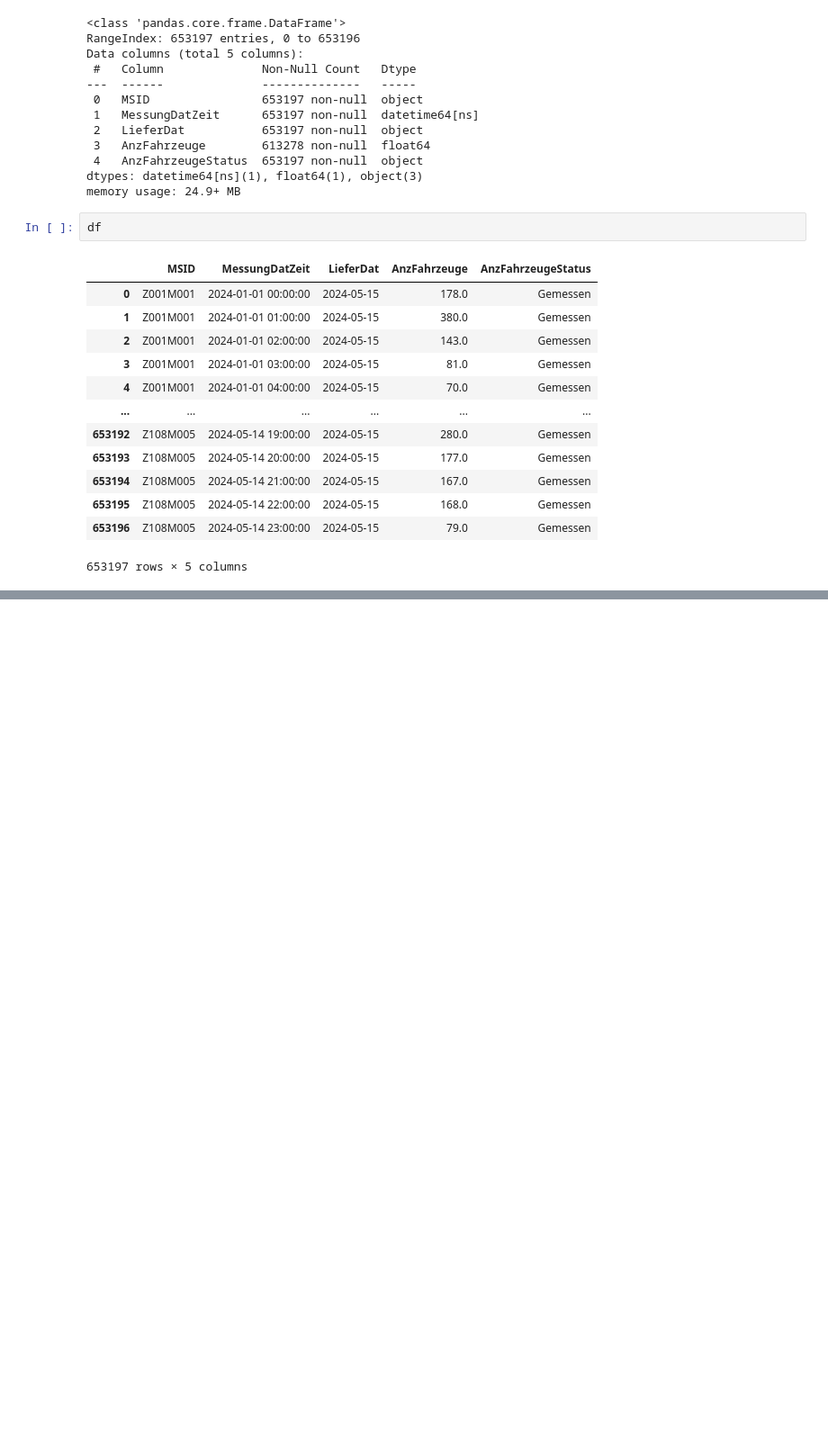
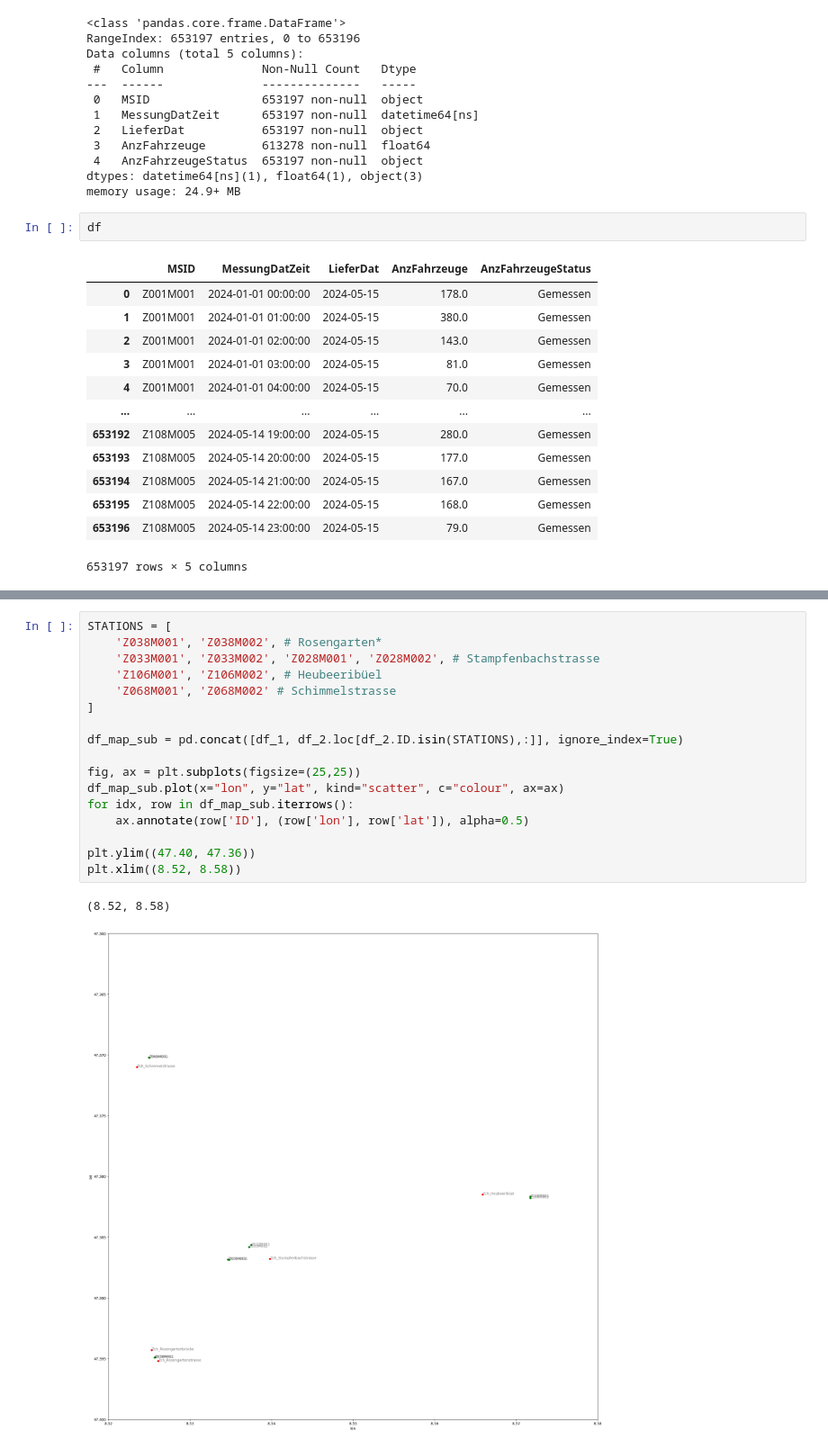
Before and after one commit to pscllbssr/dw-dl-traffic-air-quality, a Jupyter notebook: notebooks/zrh-traffic-exploration.ipynb, the cells around one changed output, grey strips where cells are left out. Shown: that part at 90% size. Drawn from its saved outputs; the diff is of its cells as text; blank space fills up the shorter version.

```diff
--- a/notebooks/zrh-traffic-exploration.ipynb
+++ b/notebooks/zrh-traffic-exploration.ipynb
@@ -136,0 +254,20 @@ df
+# %%
+STATIONS = [
+    'Z038M001', 'Z038M002', # Rosengarten*
+    'Z033M001', 'Z033M002', 'Z028M001', 'Z028M002', # Stampfenbachstrasse
+    'Z106M001', 'Z106M002', # Heubeeribüel
+    'Z068M001', 'Z068M002' # Schimmelstrasse
+]
+
+df_map_sub = pd.concat([df_1, df_2.loc[df_2.ID.isin(STATIONS),:]], ignore_index=True)
+
+fig, ax = plt.subplots(figsize=(25,25))
+df_map_sub.plot(x="lon", y="lat", kind="scatter", c="colour", ax=ax)
+for idx, row in df_map_sub.iterrows():
+    ax.annotate(row['ID'], (row['lon'], row['lat']), alpha=0.5)
+
+plt.ylim((47.40, 47.36))
+plt.xlim((8.52, 8.58))
+# %% [output]
+(8.52, 8.58)
+[figure, added]
```
Also changed, not shown: parts of 12 cells of this notebook, 4 other files.
